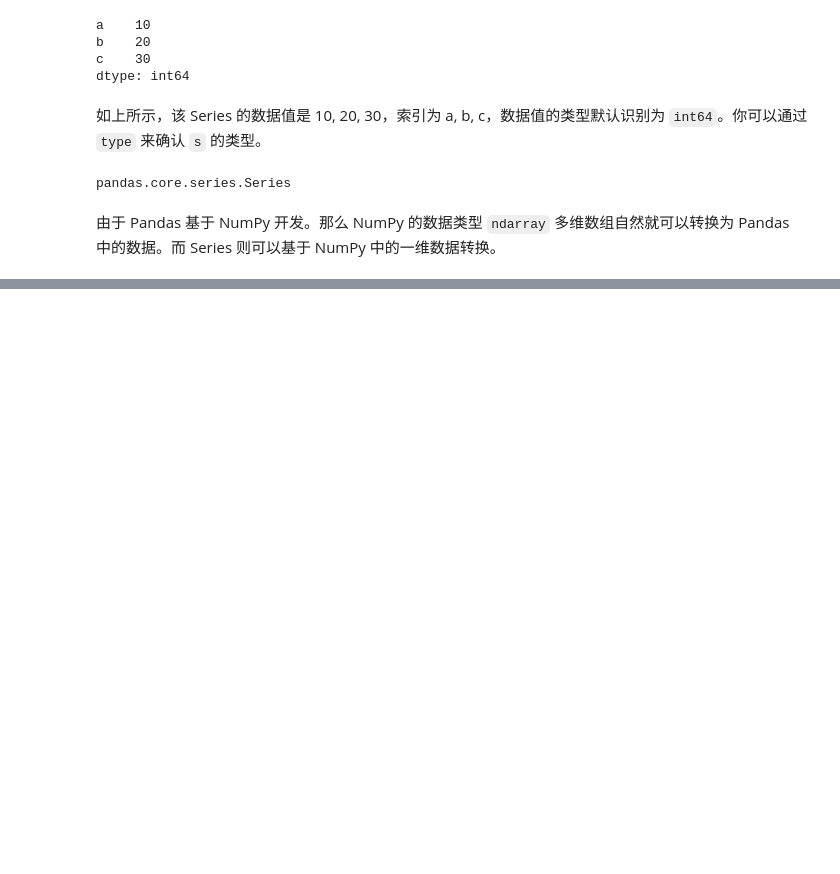
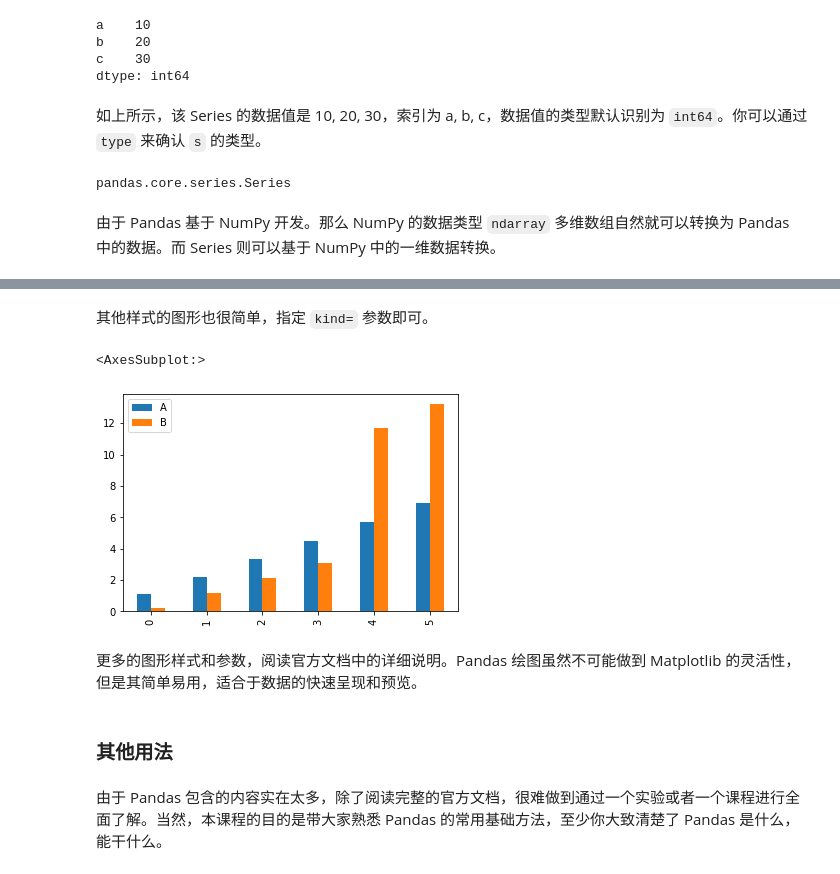
Before and after one commit to KingsleyCheng2021/Python, a Jupyter notebook: Pandas.ipynb, the cells around one changed output, grey strips where cells are left out. Saved outputs shown, nothing was run; the diff lists cells and outputs as text; code cells hidden in the pictures; blank space fills up the shorter version.

```diff
--- a/Pandas.ipynb
+++ b/Pandas.ipynb
@@ -61,0 +677,13 @@ pandas.core.series.Series
+# %% [markdown]
+其他样式的图形也很简单，指定 `kind=` 参数即可。
+# %%
+df_interpolate.plot(kind='bar')
+# %% [output]
+<AxesSubplot:>
+[figure, added]
+# %% [markdown]
+更多的图形样式和参数，阅读官方文档中的详细说明。Pandas 绘图虽然不可能做到 Matplotlib 的灵活性，但是其简单易用，适合于数据的快速呈现和预览。
+# %% [markdown]
+### 其他用法
+# %% [markdown]
+由于 Pandas 包含的内容实在太多，除了阅读完整的官方文档，很难做到通过一个实验或者一个课程进行全面了解。当然，本课程的目的是带大家熟悉 Pandas 的常用基础方法，至少你大致清楚了 Pandas 是什么，能干什么。
```
Also changed, not shown: parts of 126 cells of this notebook, 4 other files.
